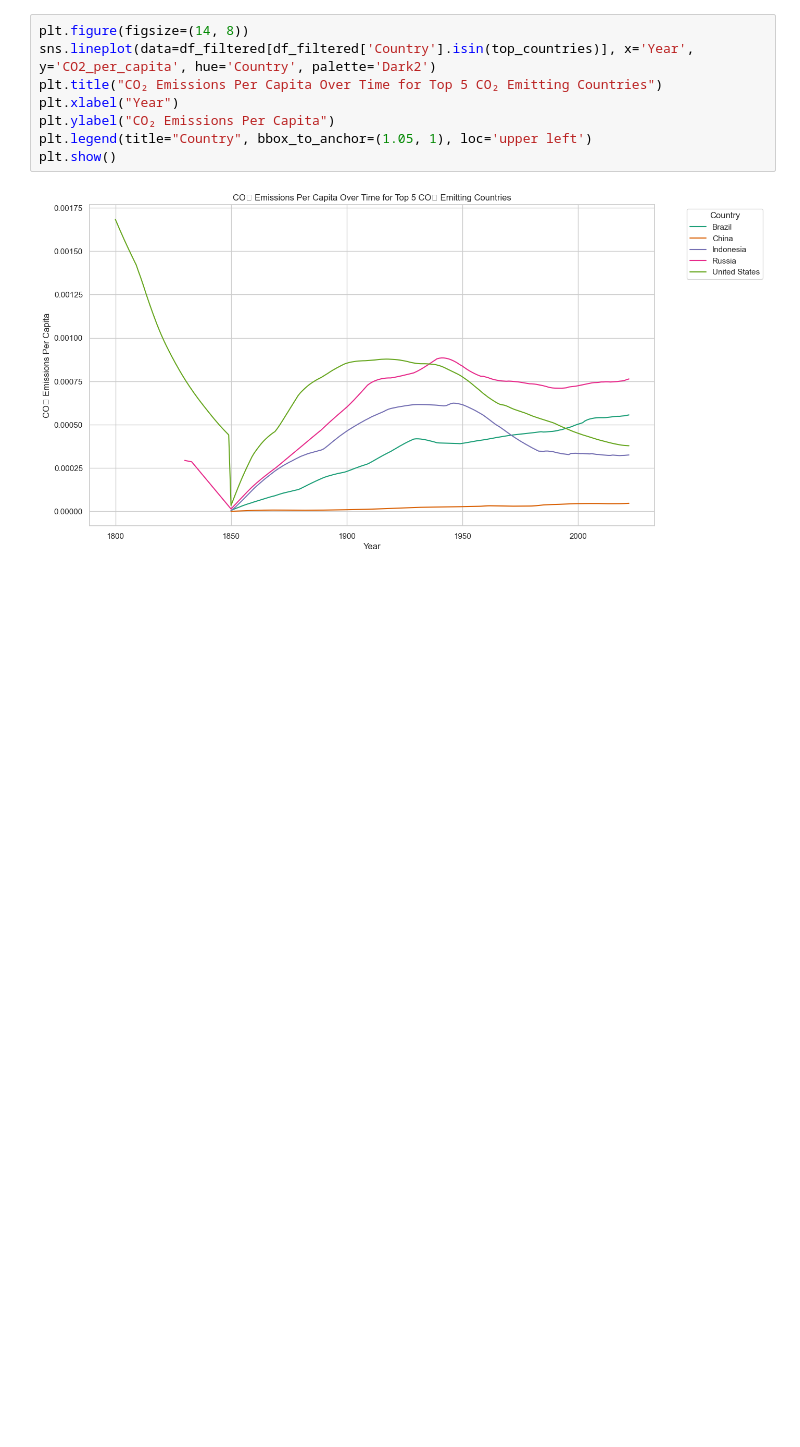
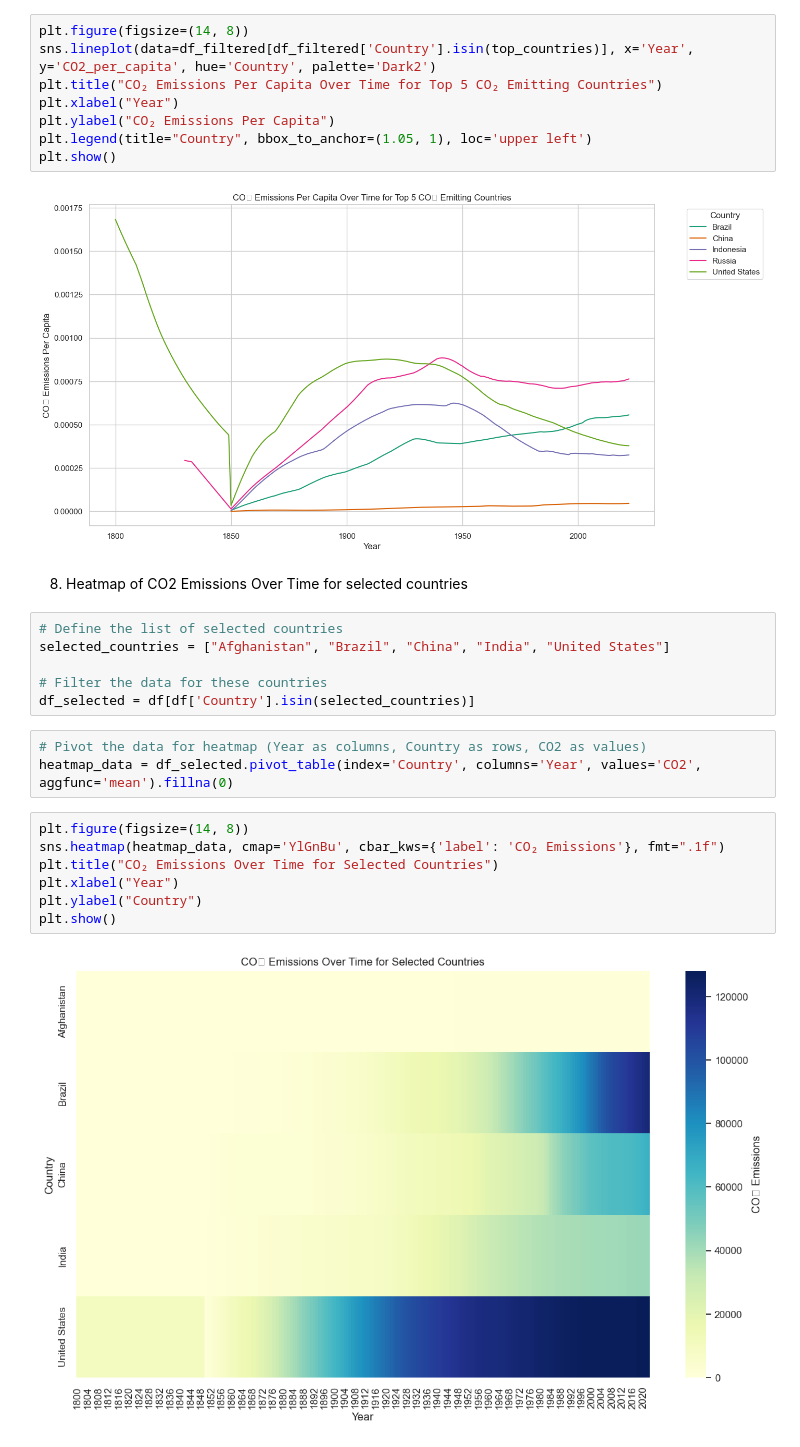
Before and after one commit to alextran21211/adsc3910-project-group-5, a Jupyter notebook: notebooks/eda.ipynb, the cells around one changed output. Drawn from its saved outputs; the diff is of its cells as text; blank space fills up the shorter version.

Commit message:
Heatmap of CO2 Emissions Over Time for selected countries

```diff
--- a/notebooks/eda.ipynb
+++ b/notebooks/eda.ipynb
@@ -170,3 +170,23 @@ plt.legend(title="Country", bbox_to_anchor=(1.05, 1), loc='upper left')
 plt.show()
 # %% [output]
 [figure]
+# %% [markdown]
+8. Heatmap of CO2 Emissions Over Time for selected countries
+# %%
+# Define the list of selected countries
+selected_countries = ["Afghanistan", "Brazil", "China", "India", "United States"]
+
+# Filter the data for these countries
+df_selected = df[df['Country'].isin(selected_countries)]
+# %%
+# Pivot the data for heatmap (Year as columns, Country as rows, CO2 as values)
+heatmap_data = df_selected.pivot_table(index='Country', columns='Year', values='CO2', aggfunc='mean').fillna(0)
+# %%
+plt.figure(figsize=(14, 8))
+sns.heatmap(heatmap_data, cmap='YlGnBu', cbar_kws={'label': 'CO₂ Emissions'}, fmt=".1f")
+plt.title("CO₂ Emissions Over Time for Selected Countries")
+plt.xlabel("Year")
+plt.ylabel("Country")
+plt.show()
+# %% [output]
+[figure, added]
```
